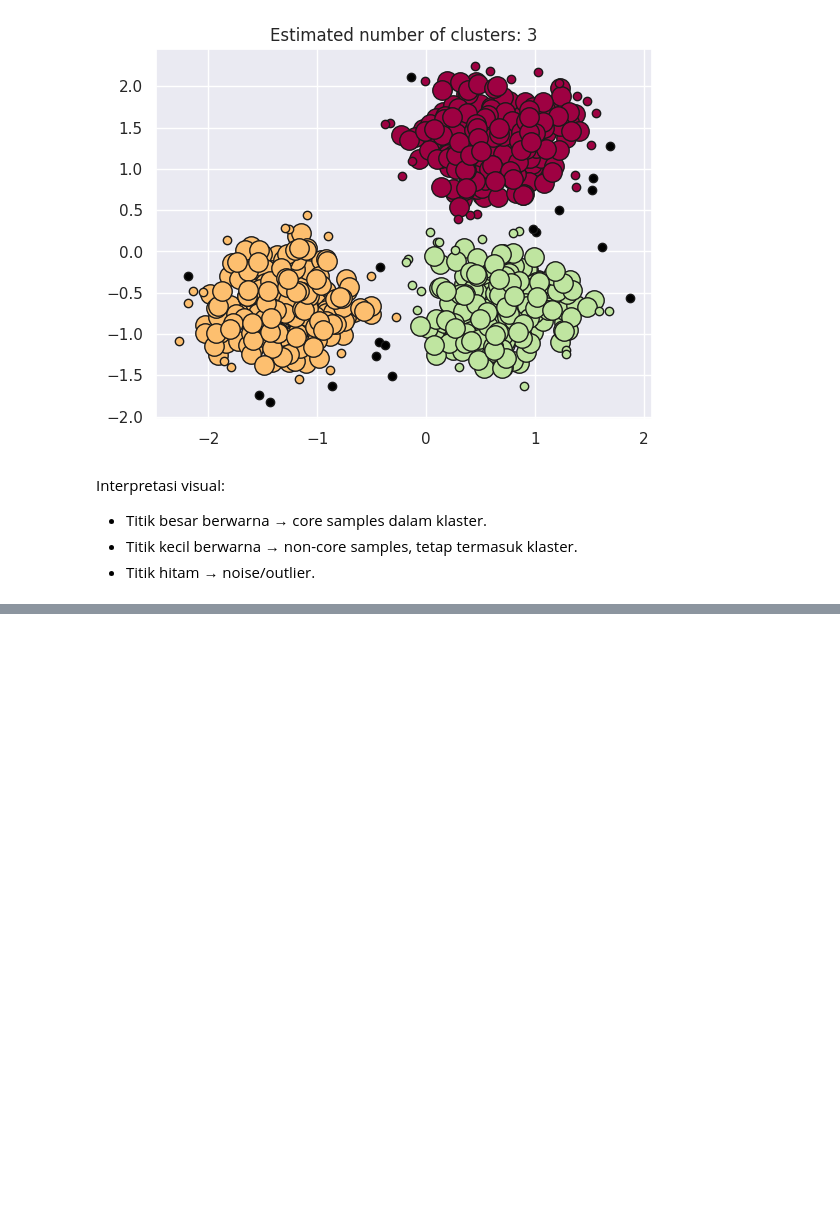
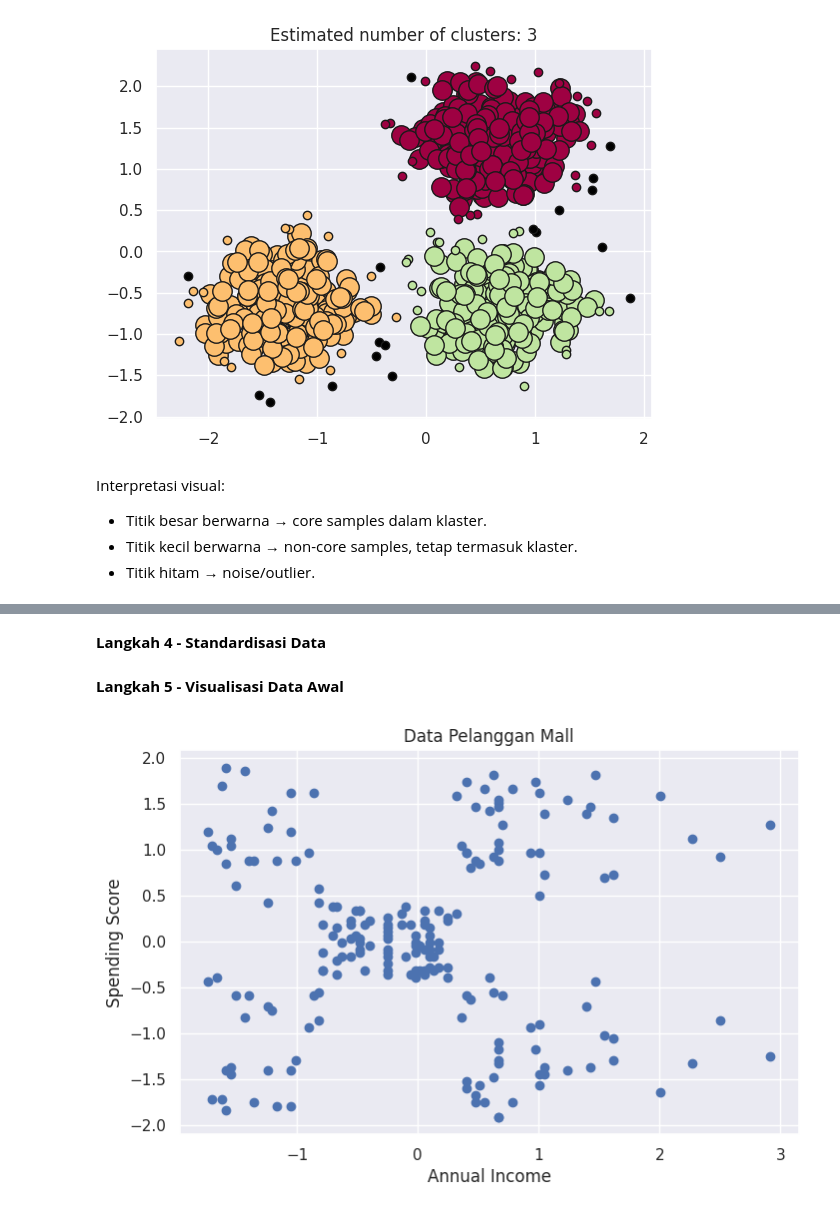
Before and after one commit to nurilhuda05/Pembelajaran_Mesin_2026, a Jupyter notebook: TG4_244107020004_Muhammad_Nuril_Huda.ipynb, the cells around one changed output, grey strips where cells are left out. Saved outputs shown, nothing was run; the diff lists cells and outputs as text; code cells hidden in the pictures; blank space fills up the shorter version.

```diff
--- a/TG4_244107020004_Muhammad_Nuril_Huda.ipynb
+++ b/TG4_244107020004_Muhammad_Nuril_Huda.ipynb
@@ -511,0 +528,6 @@ Interpretasi visual:
+# %%
+drive.mount('/content/drive')
+
+df = pd.read_csv('/content/drive/MyDrive/Semester 5/Pembelajaran Mesin/Data/Mall_Customers.csv')
+
+df.head()
@@ -511,0 +573,4 @@ Interpretasi visual:
+# %%
+X = df[['Annual Income (k$)', 'Spending Score (1-100)']]
+
+X.head()
@@ -511,0 +584,17 @@ Interpretasi visual:
+# %% [markdown]
+**Langkah 4 - Standardisasi Data**
+# %%
+scaler = StandardScaler()
+
+X_scaled = scaler.fit_transform(X)
+# %% [markdown]
+**Langkah 5 - Visualisasi Data Awal**
+# %%
+plt.figure(figsize=(8,5))
+plt.scatter(X_scaled[:,0], X_scaled[:,1])
+plt.xlabel('Annual Income')
+plt.ylabel('Spending Score')
+plt.title('Data Pelanggan Mall')
+plt.show()
+# %% [output]
+[figure, added]
```
Also changed, not shown: parts of 46 cells of this notebook.
